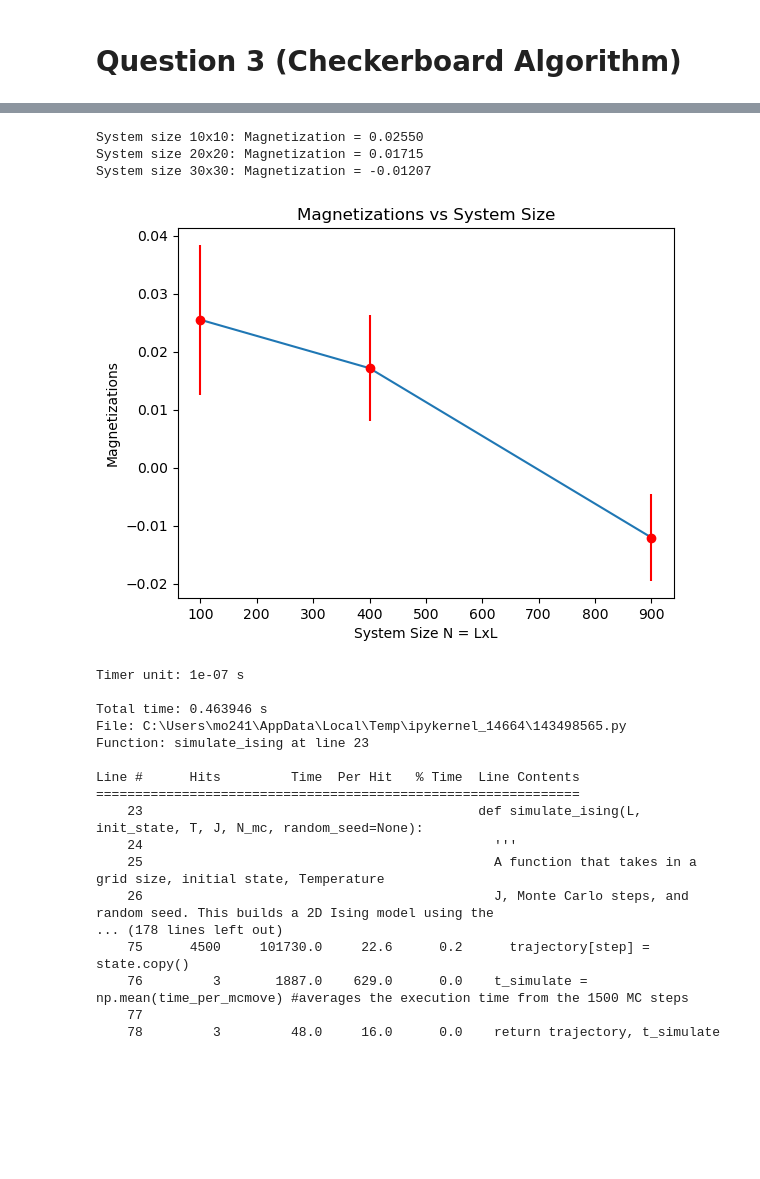
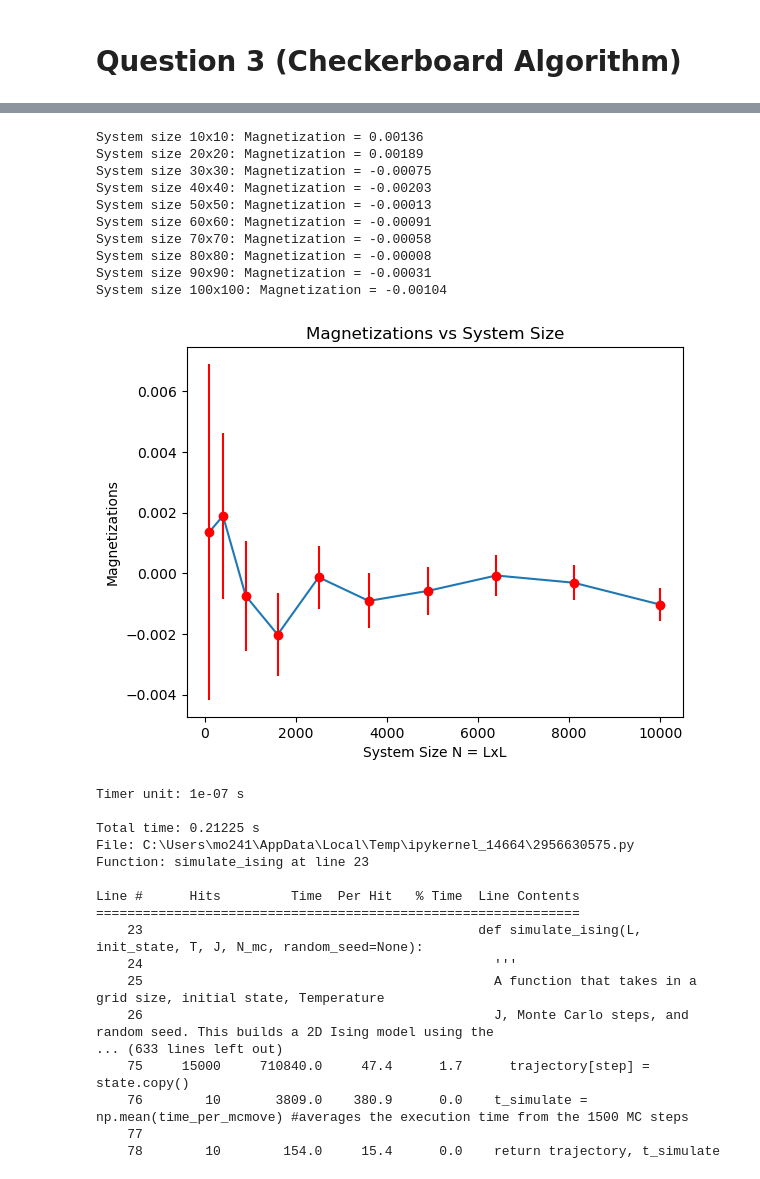
Before and after one commit to MoSpoonRhakib/ChE471HW3, a Jupyter notebook: Mohammed_Rhakib_HW3_Improving_Ising.ipynb, the cells around one changed output, grey strips where cells are left out. Saved outputs shown, nothing was run; the diff lists cells and outputs as text; code cells hidden in the pictures; blank space fills up the shorter version.

```diff
--- a/Mohammed_Rhakib_HW3_Improving_Ising.ipynb
+++ b/Mohammed_Rhakib_HW3_Improving_Ising.ipynb
@@ -659,11 +659,11 @@ def simulate_ising(L, init_state, T, J, N_mc, random_seed=None):
   #First step is to initialize spins of ising grid
   # all_up = +1 , all_down = -1, random = +1 or -1
   if init_state == "all_up":
-    state = np.ones((L,L))
+    state = np.ones((L,L), dtype=np.int8)
   elif init_state == "all_down":
-    state = -np.ones((L,L))
+    state = -np.ones((L,L), dtype=np.int8)
   elif init_state == "random":
-    state = np.random.choice([-1,1], size=(L, L))
+    state = np.random.choice([-1,1], size=(L, L).astype(np.int8))
 
   #Initialize trajectory array and time spent per MC cycle array
 
@@ -676,25 +676,25 @@ def simulate_ising(L, init_state, T, J, N_mc, random_seed=None):
   for step in range(N_mc):
     t_start = time.time()
 
-    random_numbers = np.random.random((L * L))
 
     #Checkerboard algorithm (grouping black and white grids together)
     for checkerboard in [0, 1]:  # First update "black" cells (i + j is even), then "white" cells (i + j is odd)
-      for i in range(L):
-        for j in range(L):
-          if (i + j) % 2 == checkerboard:
-            # Pick the spin (i, j)
-            spin = state[i, j]
 
-            # Calculate the sum of neighboring spins using periodic boundary conditions
-            neighbors = (state[(i + 1) % L, j] + state[(i - 1) % L, j] + state[i, (j + 1) % L] + state[i, (j - 1) % L])
+      indices = np.indices((L,L)) #i and j
+      checkerboard_mask = (indices[0]+indices[1]) % 2 == checkerboard
 
-            # Calculate energy change if we flip this spin
-            dE = 2 * J * spin * neighbors
+      neighbor_sum = (np.roll(state, 1, axis=0) + np.roll(state, -1, axis=0) + np.roll(state, 1, axis=1) + np.roll(state, -1, axis=1))
 
-            # Apply the Metropolis criterion
-            if dE < 0 or random_numbers[j] < np.exp(-beta * dE):
-              state[i, j] *= -1  # Flip the spin
+      #Calculate energy change
+      spin = state[checkerboard_mask]
+      neighbor = neighbor_sum[checkerboard_mask]
+      dE = 2 * J * spin * neighbor
+
+      #Metropolis criterion
+      flip_mask = (dE < 0) | (np.random.random(spin.shape) < np.exp(-beta * dE))
+
+      state[checkerboard_mask] *= np.where(flip_mask, -1, 1) #If flip is true,then the state gets flipped, if not then it remains
+
     t_end = time.time()
     #expression to calculate the execution time of mc_move
     time_per_mcmove[step] = t_end - t_start
@@ -855,7 +855,7 @@ def plot_mag_vs_N(L_values, magnetizations_values, magnetizations_errors):
 
 #temperature_range = np.linspace(1, 4.0, 20)
 init_state = "all_up" #initial state
-grid_size = np.linspace(10,30,3, dtype=int) #grid size
+grid_size = np.linspace(10,100,10, dtype=int) #grid size
 J = 1.0
 N_mc = 1500
 T=5
@@ -910,5 +910,4 @@ def lineprofile_simulation():
 
 
 lineprofile_simulation()
-#memoryprofile_simulation()
 # %% [output]
@@ -924,11 +927,18 @@ System size 30x30: Avg time per MC cycle = 0.00125 seconds
-System size 10x10: Magnetization = 0.02550
-System size 20x20: Magnetization = 0.01715
-System size 30x30: Magnetization = -0.01207
+System size 10x10: Magnetization = 0.00136
+System size 20x20: Magnetization = 0.00189
+System size 30x30: Magnetization = -0.00075
+System size 40x40: Magnetization = -0.00203
+System size 50x50: Magnetization = -0.00013
+System size 60x60: Magnetization = -0.00091
+System size 70x70: Magnetization = -0.00058
+System size 80x80: Magnetization = -0.00008
+System size 90x90: Magnetization = -0.00031
+System size 100x100: Magnetization = -0.00104
-[figure, old version]
+[figure, new version]
 Timer unit: 1e-07 s
 
-Total time: 0.463946 s
-File: C:\Users\mo241\AppData\Local\Temp\ipykernel_14664\143498565.py
+Total time: 0.21225 s
+File: C:\Users\mo241\AppData\Local\Temp\ipykernel_14664\2956630575.py
 Function: simulate_ising at line 23
 
 Line #      Hits         Time  Per Hit   % Time  Line Contents
@@ -937,8 +947,8 @@ Line #      Hits         Time  Per Hit   % Time  Line Contents
     24                                             '''
     25                                             A function that takes in a grid size, initial state, Temperature
     26                                             J, Monte Carlo steps, and random seed. This builds a 2D Ising model using the
-... (178 lines left out)
-    75      4500     101730.0     22.6      0.2      trajectory[step] = state.copy()
-    76         3       1887.0    629.0      0.0    t_simulate = np.mean(time_per_mcmove) #averages the execution time from the 1500 MC steps
+... (633 lines left out)
+    75     15000     710840.0     47.4      1.7      trajectory[step] = state.copy()
+    76        10       3809.0    380.9      0.0    t_simulate = np.mean(time_per_mcmove) #averages the execution time from the 1500 MC steps
     77
-    78         3         48.0     16.0      0.0    return trajectory, t_simulate
+    78        10        154.0     15.4      0.0    return trajectory, t_simulate
```
Also changed, not shown: parts of 2 cells of this notebook.
